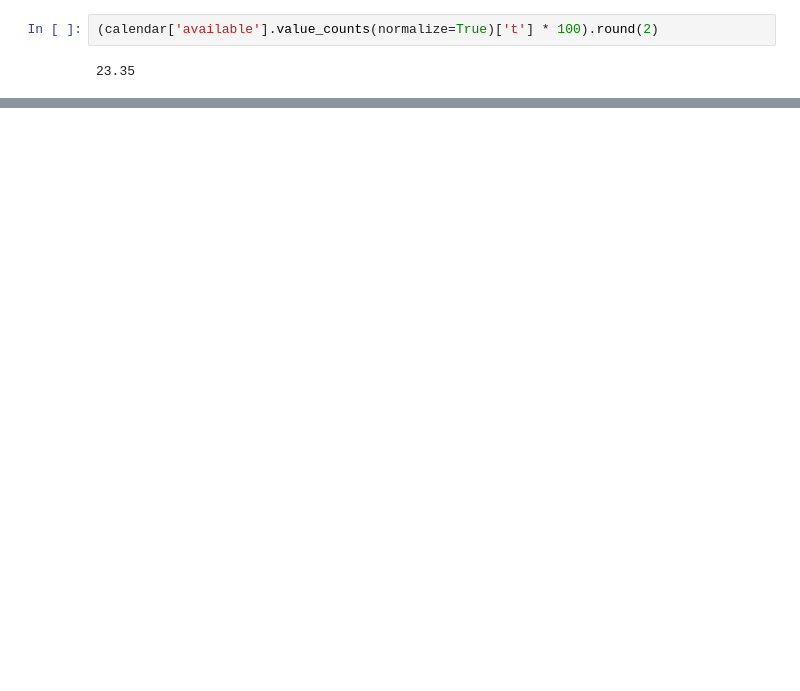
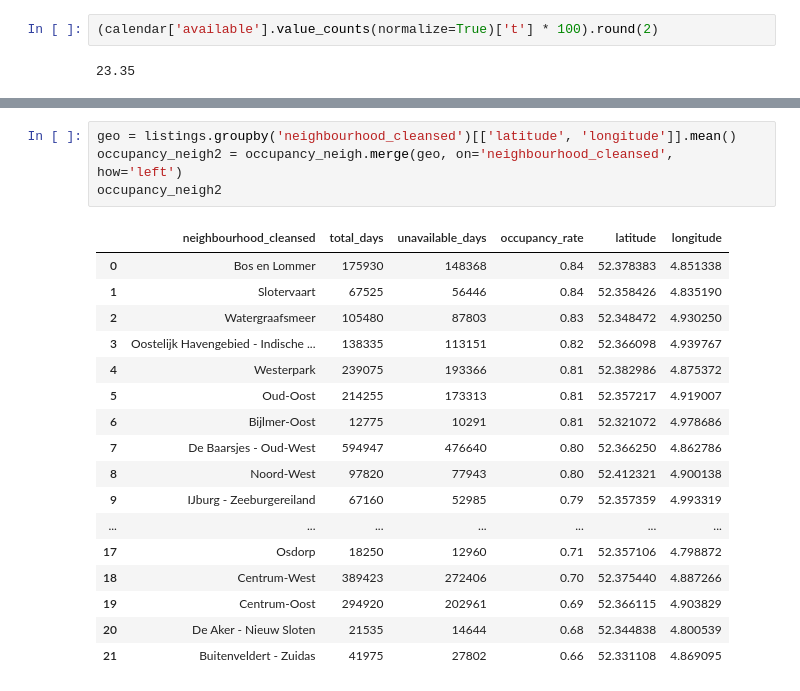
Before and after one commit to SabinaVolkova/amsterdam_airbnb, a Jupyter notebook: analysis.ipynb, the cells around one changed output, grey strips where cells are left out. Cells and saved outputs as stored; diff of their text form; blank space fills up the shorter version.

```diff
--- a/analysis.ipynb
+++ b/analysis.ipynb
@@ -461,0 +502,22 @@ occupancy_neigh = occupancy_neigh.sort_values(by='occupancy_rate', ascending=Fal
+# %%
+geo = listings.groupby('neighbourhood_cleansed')[['latitude', 'longitude']].mean()
+occupancy_neigh2 = occupancy_neigh.merge(geo, on='neighbourhood_cleansed', how='left')
+occupancy_neigh2
+# %% [output]
+|  | neighbourhood_cleansed | total_days | unavailable_days | occupancy_rate | latitude | longitude |
+| 0 | Bos en Lommer | 175930 | 148368 | 0.84 | 52.378383 | 4.851338 |
+| 1 | Slotervaart | 67525 | 56446 | 0.84 | 52.358426 | 4.835190 |
+| 2 | Watergraafsmeer | 105480 | 87803 | 0.83 | 52.348472 | 4.930250 |
+| 3 | Oostelijk Havengebied - Indische ... | 138335 | 113151 | 0.82 | 52.366098 | 4.939767 |
+| 4 | Westerpark | 239075 | 193366 | 0.81 | 52.382986 | 4.875372 |
+| 5 | Oud-Oost | 214255 | 173313 | 0.81 | 52.357217 | 4.919007 |
+| 6 | Bijlmer-Oost | 12775 | 10291 | 0.81 | 52.321072 | 4.978686 |
+| 7 | De Baarsjes - Oud-West | 594947 | 476640 | 0.80 | 52.366250 | 4.862786 |
+| 8 | Noord-West | 97820 | 77943 | 0.80 | 52.412321 | 4.900138 |
+| 9 | IJburg - Zeeburgereiland | 67160 | 52985 | 0.79 | 52.357359 | 4.993319 |
+| ... | ... | ... | ... | ... | ... | ... |
+| 17 | Osdorp | 18250 | 12960 | 0.71 | 52.357106 | 4.798872 |
+| 18 | Centrum-West | 389423 | 272406 | 0.70 | 52.375440 | 4.887266 |
+| 19 | Centrum-Oost | 294920 | 202961 | 0.69 | 52.366115 | 4.903829 |
+| 20 | De Aker - Nieuw Sloten | 21535 | 14644 | 0.68 | 52.344838 | 4.800539 |
+| 21 | Buitenveldert - Zuidas | 41975 | 27802 | 0.66 | 52.331108 | 4.869095 |
```
Also changed, not shown: parts of 66 cells of this notebook, 1 other file.
